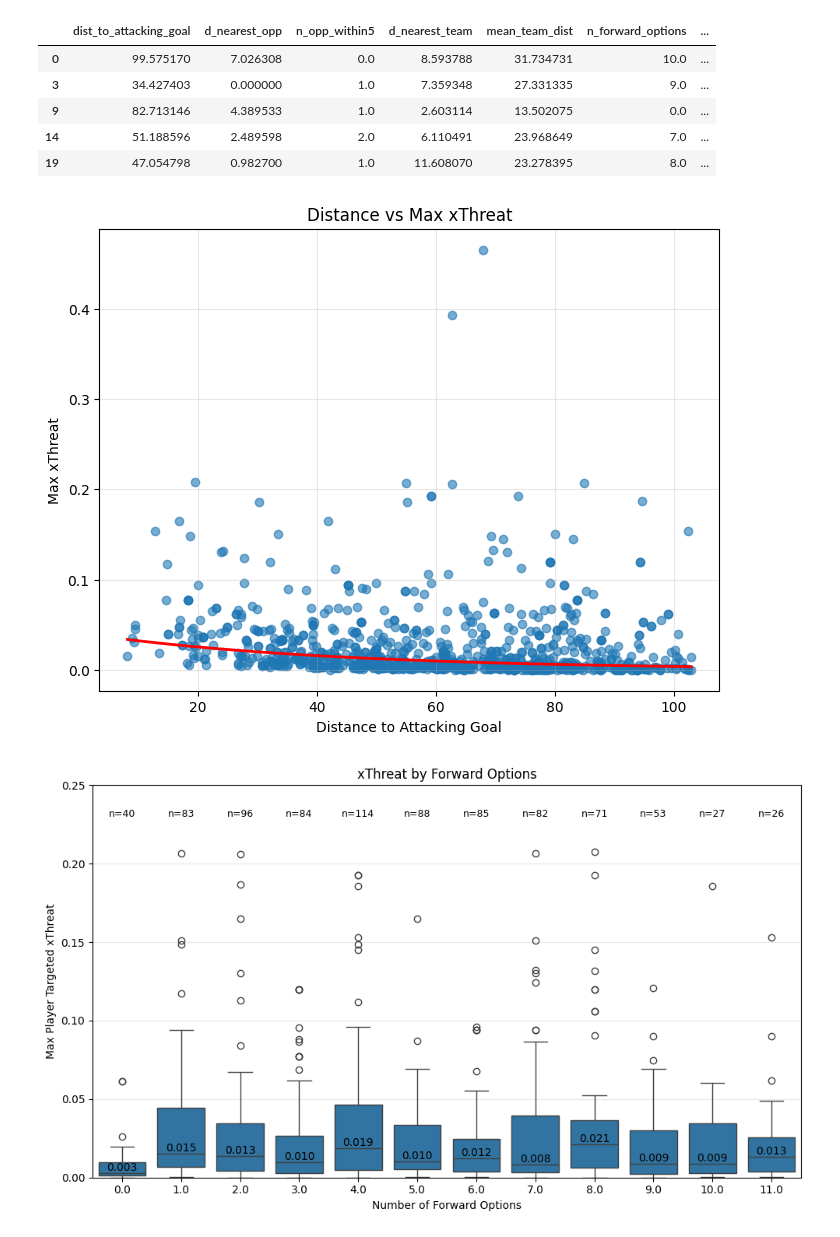
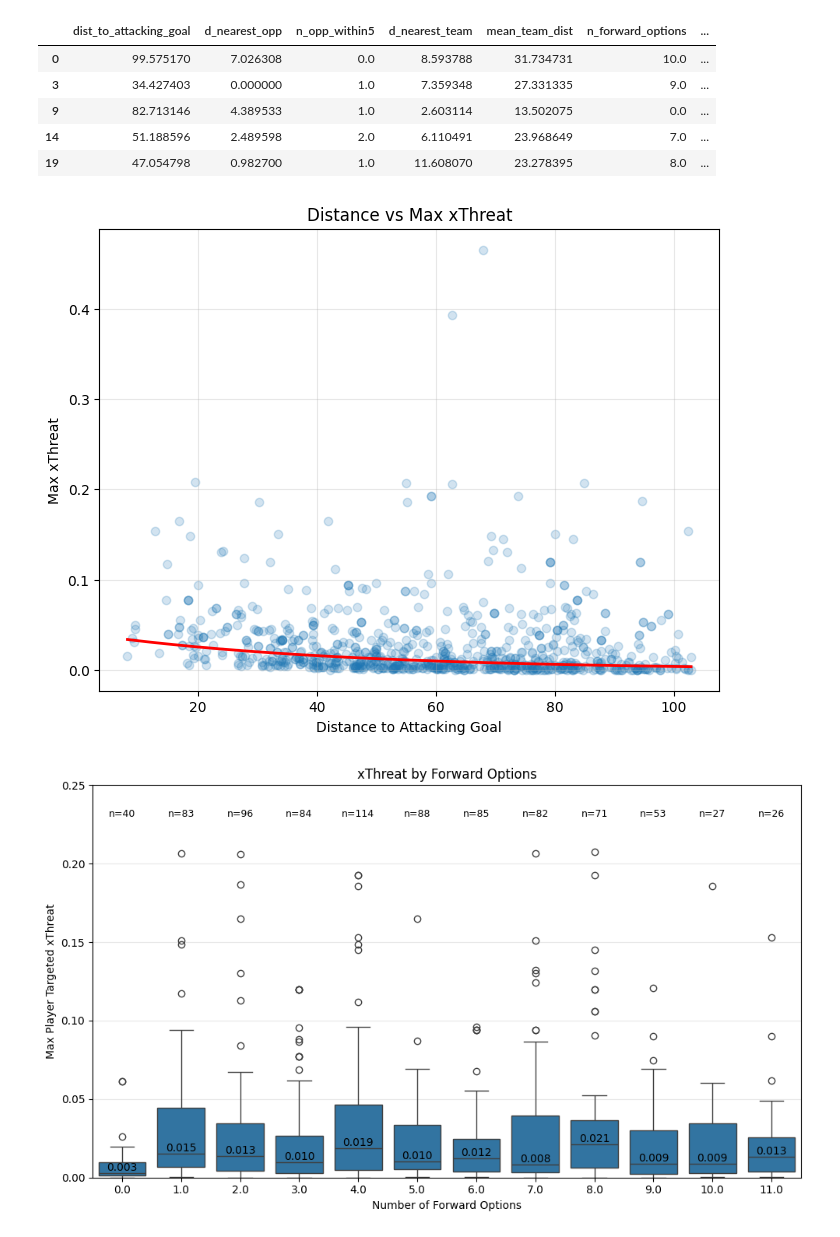
Before and after one commit to naveenelliott/SkillCorner_Tracking_Data_Project, a Jupyter notebook: notebooks/Features_EDA.ipynb, the cells around one changed output. Drawn from its saved outputs; the diff is of its cells as text; code cells hidden in the pictures.

```diff
--- a/notebooks/Features_EDA.ipynb
+++ b/notebooks/Features_EDA.ipynb
@@ -27,35 +27,35 @@ df.head(5)
 tmp = df[['dist_to_attacking_goal','max_player_targeted_xthreat']].dropna()
 x = tmp['dist_to_attacking_goal'].values
 y = tmp['max_player_targeted_xthreat'].values
 
 # only positive y for log
 mask = y > 0
 x = x[mask]
 y = y[mask]
 
 # fit log(y)
 coef = np.polyfit(x, np.log(y), 1)
 b = coef[0]
 log_a = coef[1]
 a = np.exp(log_a)
 
 # generate xs
 xs = np.linspace(x.min(), x.max(), 200)
 ys = a * np.exp(b * xs)  # exponential curve
 
 plt.figure(figsize=(8,6))
 
-plt.scatter(x, y, alpha=0.6)
+plt.scatter(x, y, alpha=0.2)
 plt.plot(xs, ys, color='red', linewidth=2)
 
 plt.xlabel('Distance to Attacking Goal')
 plt.ylabel('Max xThreat')
 plt.title('Distance vs Max xThreat')
 plt.grid(True, alpha=0.3)
 
 plt.show()
 # %% [output]
-[figure, old version]
+[figure, new version]
 # %%
 fig, ax = plt.subplots(figsize=(10,6))
 
```
Also changed, not shown: parts of 5 cells of this notebook, 1 other file.
